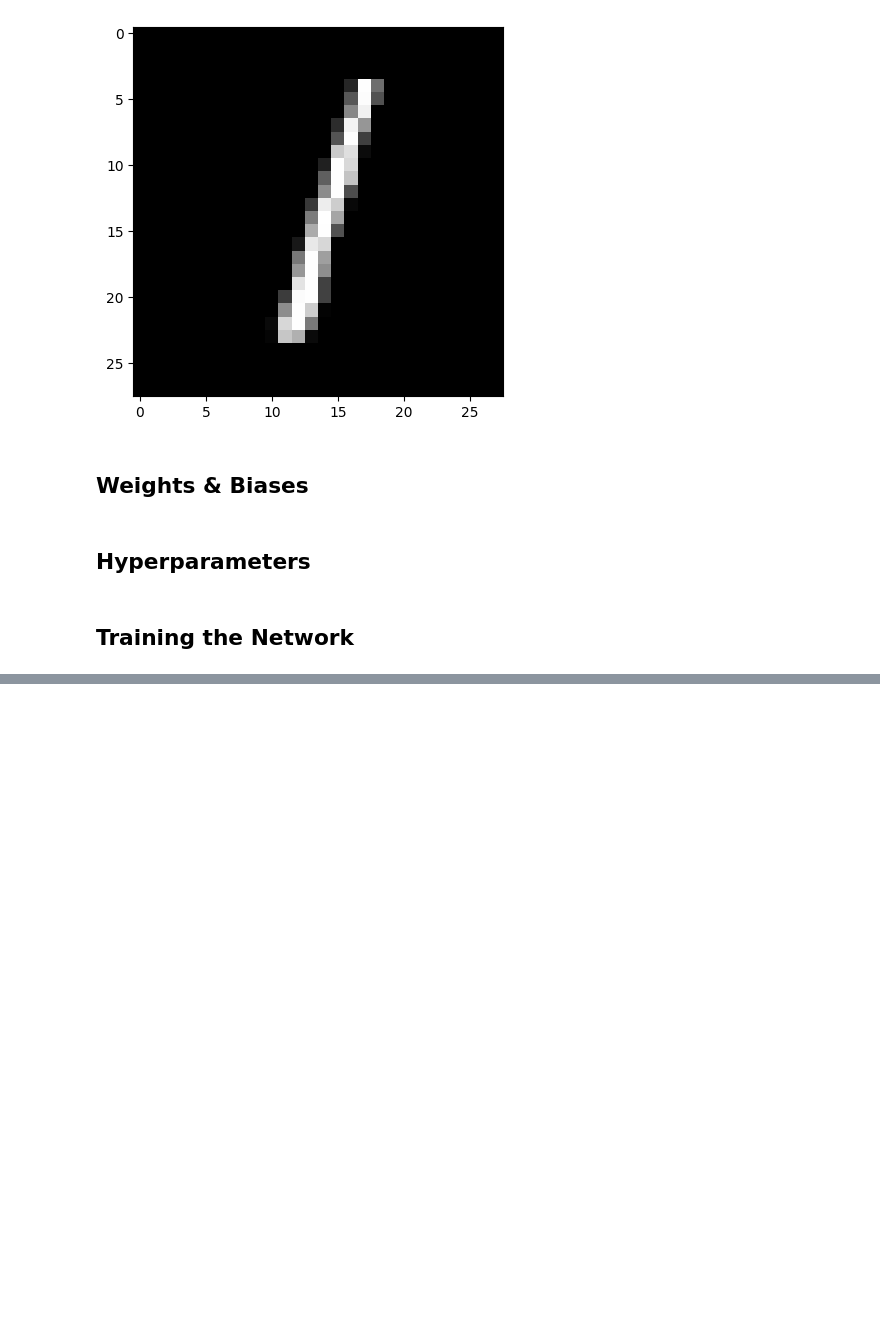
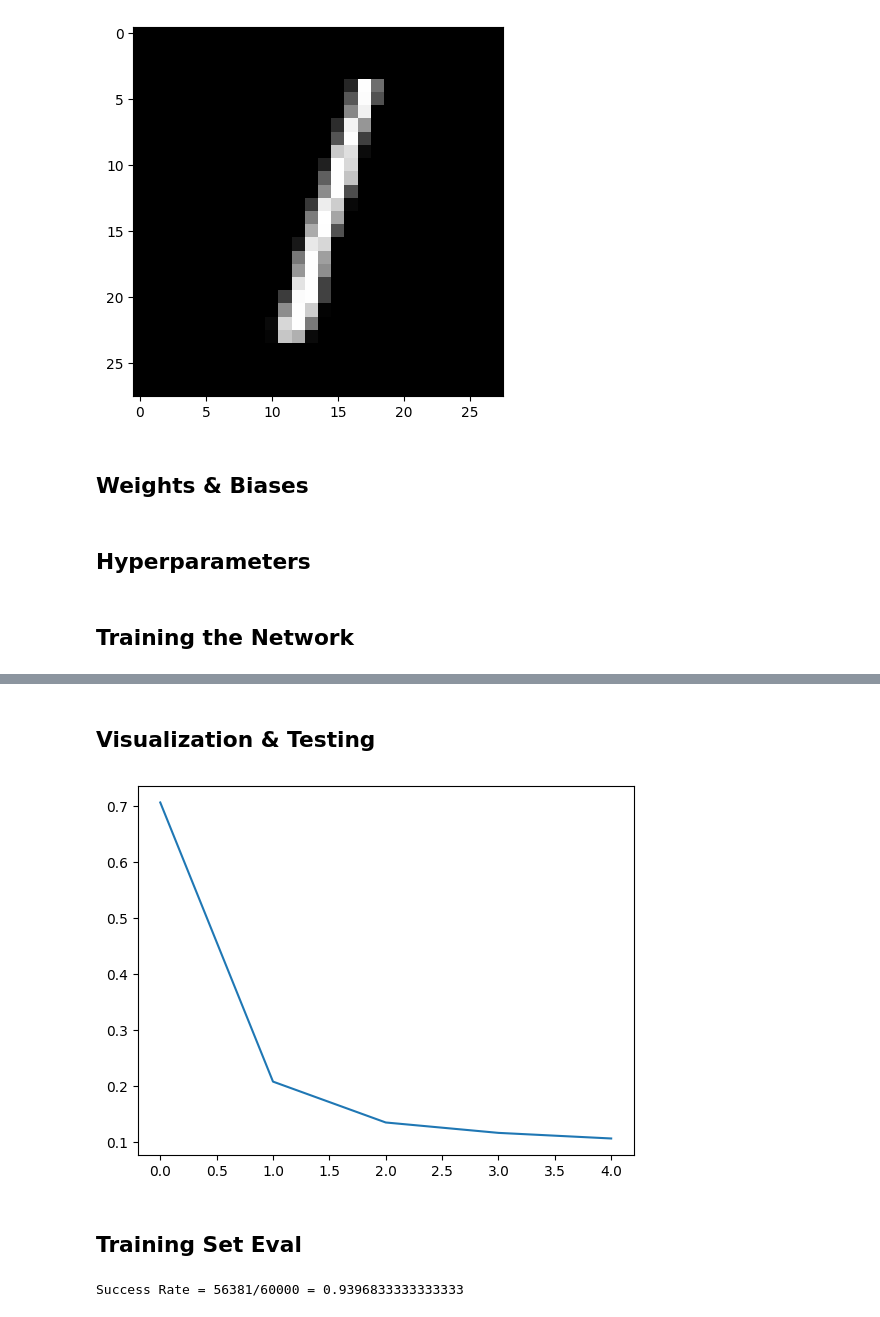
Before and after one commit to teodimov/wyef, a Jupyter notebook: new_nn.ipynb, the cells around one changed output, grey strips where cells are left out. Drawn from its saved outputs; the diff is of its cells as text; code cells hidden in the pictures; blank space fills up the shorter version.

```diff
--- a/new_nn.ipynb
+++ b/new_nn.ipynb
@@ -194,0 +198,40 @@ NameError: name 'grad_a2' is not defined
+# %% [markdown]
+## Visualization & Testing
+# %%
+plt.plot([i for i in range(len(avg_costs))], avg_costs)
+plt.show()
+# %% [output]
+[figure, added]
+# %% [markdown]
+## Training Set Eval
+# %%
+true_predictions = 0
+
+for i in range(num_samples):
+    a0 = train_set[i][0]
+    z1 = W1 @ a0 + b1
+    a1 = sigmoid(z1)
+    z2 = W2 @ a1 + b2
+    a2 = sigmoid(z2)
+    z3 = W3 @ a2 + b3
+    a3 = sigmoid(z3)
+
+    actual_value = -1
+    for j in range(10):
+        if (train_set[i][1])[j] == 1:
+            actual_value = j
+            break
+
+    predicted_value = 0
+    for j in range(1, 10):
+        if a3[j, 0] > a3[predicted_value, 0]:
+            predicted_value = j
+
+    if predicted_value == actual_value:
+        true_predictions += 1
+
+success_rate = true_predictions / num_of_train_images
+print(
+    f'Success Rate = {true_predictions}/{num_of_train_images} = {success_rate}')
+# %% [output]
+Success Rate = 56381/60000 = 0.9396833333333333
```
Also changed, not shown: parts of 1 cell of this notebook.
